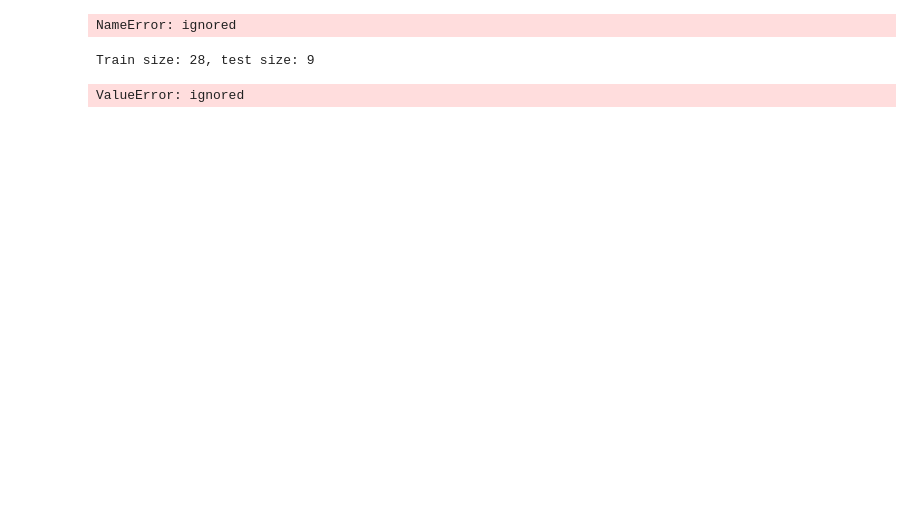
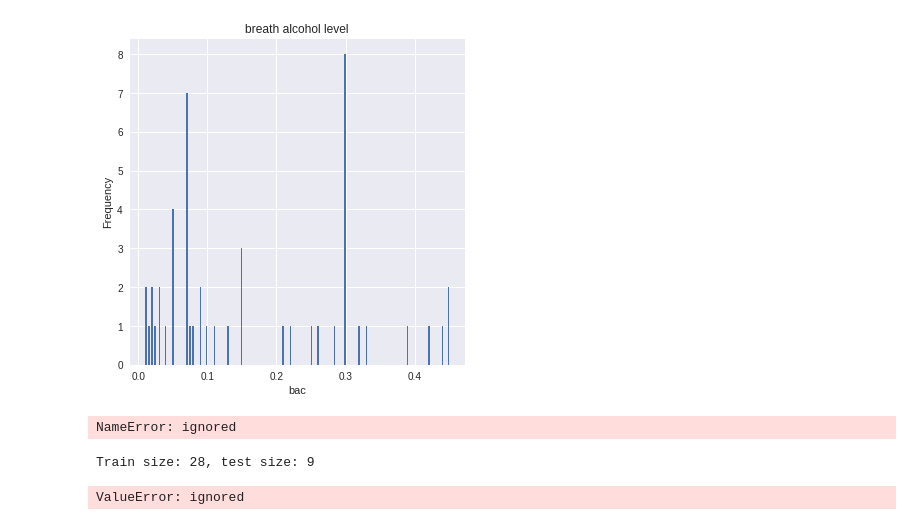
Before and after one commit to Anandharajan/DriverBehaviour, a Jupyter notebook: DriverBehaviour.ipynb, the cells around one changed output. Cells and saved outputs as stored; diff of their text form; code cells hidden in the pictures; blank space fills up the shorter version.

```diff
--- a/DriverBehaviour.ipynb
+++ b/DriverBehaviour.ipynb
@@ -74,3 +72,21 @@ from sklearn.model_selection import train_test_split
+# %%
+# reading the dataset
+df = pd.read_csv("https://raw.githubusercontent.com/Anandharajan/DriverBehaviour/master/driver.csv",sep = ",")
+
+# it may be needed in the future.
+serialNo = df["Serial No."].values
+
+df.drop(["Serial No."],axis=1,inplace = True)
+
+df=df.rename(columns = {'accident':'Chance of Admit'})
+# %%
+df["bac"].plot(kind = 'hist',bins = 200,figsize = (6,6))
+plt.title("breath alcohol level")
+plt.xlabel("bac")
+plt.ylabel("Frequency")
+plt.show()
+# %% [output]
+[figure, added]
 # %%
 # Preprocessing
 def preprocess(df):
```
Also changed, not shown: parts of 12 cells of this notebook.
